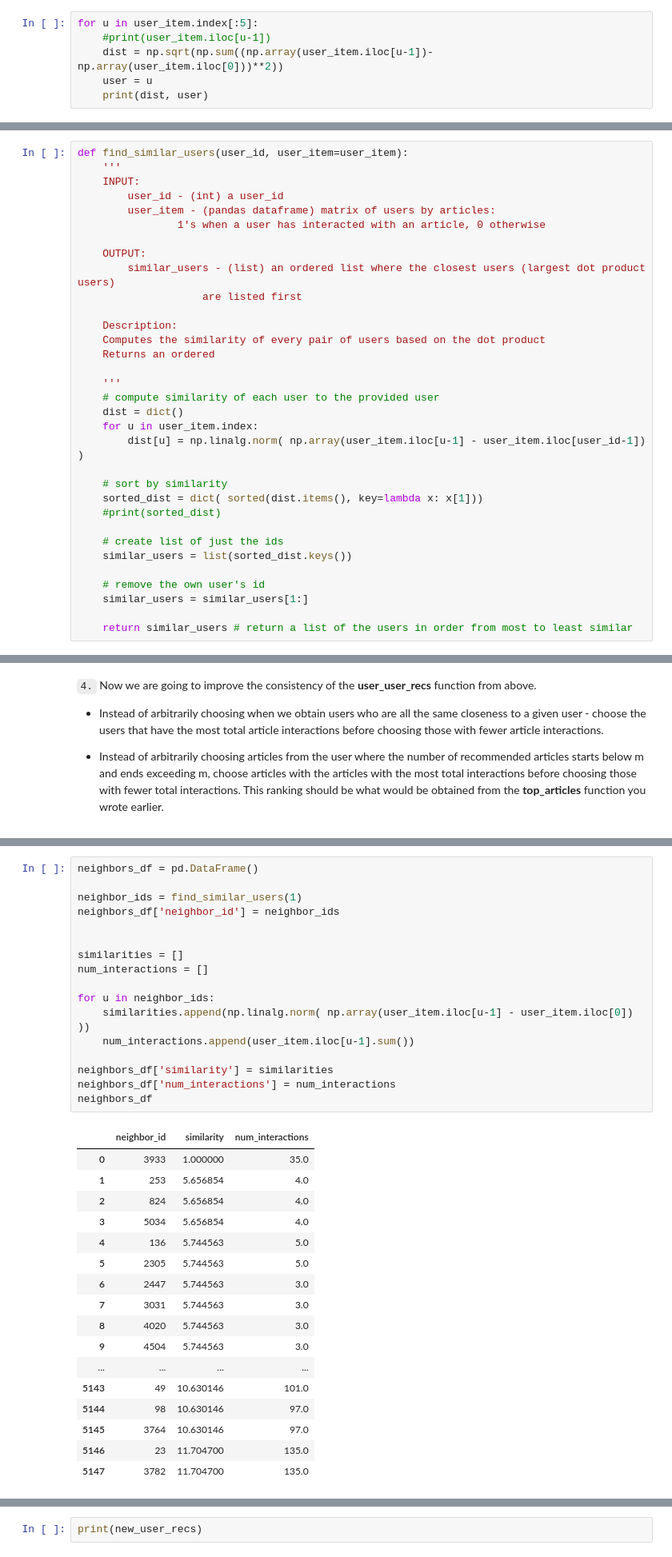
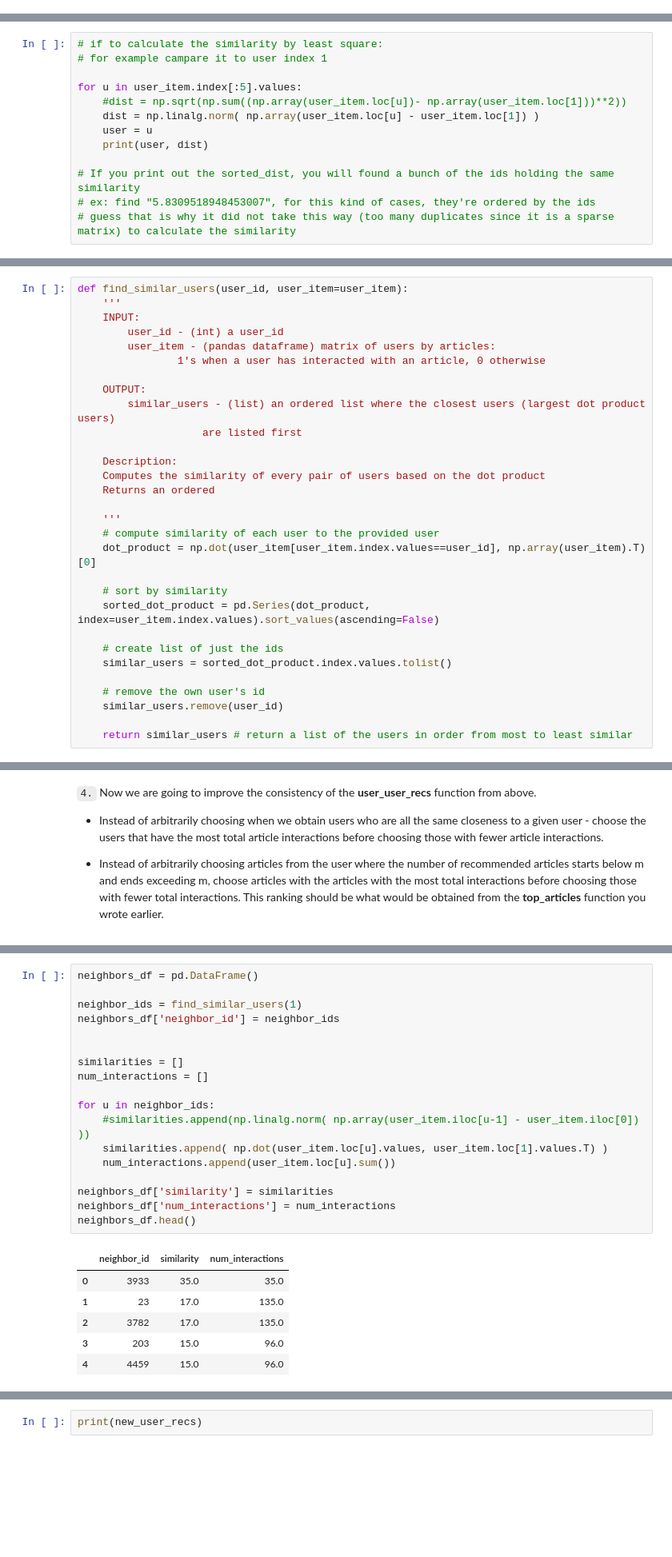
Before and after one commit to yduh/Recommendation-System, a Jupyter notebook: IBM-WatsonStudio-ArticleRecs/Recommendations_with_IBM.ipynb, the cells around one changed output, grey strips where cells are left out. Shown: that part at 80% size. Saved outputs shown, nothing was run; the diff lists cells and outputs as text; blank space fills up the shorter version.

```diff
--- a/IBM-WatsonStudio-ArticleRecs/Recommendations_with_IBM.ipynb
+++ b/IBM-WatsonStudio-ArticleRecs/Recommendations_with_IBM.ipynb
@@ -374,6 +369,0 @@ Int64Index([ 1,  2,  3,  4,  5,  6,  7,  8,  9, 10, 11, 12, 13, 14, 15, 16, 17,
-# %%
-for u in user_item.index[:5]:
-    #print(user_item.iloc[u-1])
-    dist = np.sqrt(np.sum((np.array(user_item.iloc[u-1])- np.array(user_item.iloc[0]))**2))
-    user = u
-    print(dist, user)
@@ -389,0 +370,13 @@ np.array(user_item).shape
+# %%
+# if to calculate the similarity by least square:
+# for example campare it to user index 1
+
+for u in user_item.index[:5].values:
+    #dist = np.sqrt(np.sum((np.array(user_item.loc[u])- np.array(user_item.loc[1]))**2))
+    dist = np.linalg.norm( np.array(user_item.loc[u] - user_item.loc[1]) )
+    user = u
+    print(user, dist)
+
+# If you print out the sorted_dist, you will found a bunch of the ids holding the same similarity
+# ex: find "5.8309518948453007", for this kind of cases, they're ordered by the ids
+# guess that is why it did not take this way (too many duplicates since it is a sparse matrix) to calculate the similarity
@@ -448,18 +424,15 @@ def find_similar_users(user_id, user_item=user_item):
 
     '''
     # compute similarity of each user to the provided user
-    dist = dict()
-    for u in user_item.index:
-        dist[u] = np.linalg.norm( np.array(user_item.iloc[u-1] - user_item.iloc[user_id-1]) )
+    dot_product = np.dot(user_item[user_item.index.values==user_id], np.array(user_item).T)[0]
 
     # sort by similarity
-    sorted_dist = dict( sorted(dist.items(), key=lambda x: x[1]))
-    #print(sorted_dist)
+    sorted_dot_product = pd.Series(dot_product, index=user_item.index.values).sort_values(ascending=False)
 
     # create list of just the ids
-    similar_users = list(sorted_dist.keys())
+    similar_users = sorted_dot_product.index.values.tolist()
 
     # remove the own user's id
-    similar_users = similar_users[1:]
+    similar_users.remove(user_id)
 
     return similar_users # return a list of the users in order from most to least similar
@@ -643,35 +595,25 @@ popularity.sort_values(['article_id','count'], ascending=[True, False])
 # %%
 neighbors_df = pd.DataFrame()
 
 neighbor_ids = find_similar_users(1)
 neighbors_df['neighbor_id'] = neighbor_ids
 
 
 similarities = []
 num_interactions = []
 
 for u in neighbor_ids:
-    similarities.append(np.linalg.norm( np.array(user_item.iloc[u-1] - user_item.iloc[0]) ))
-    num_interactions.append(user_item.iloc[u-1].sum())
+    #similarities.append(np.linalg.norm( np.array(user_item.iloc[u-1] - user_item.iloc[0]) ))
+    similarities.append( np.dot(user_item.loc[u].values, user_item.loc[1].values.T) )
+    num_interactions.append(user_item.loc[u].sum())
 
 neighbors_df['similarity'] = similarities
 neighbors_df['num_interactions'] = num_interactions
-neighbors_df
+neighbors_df.head()
 # %% [output]
 |  | neighbor_id | similarity | num_interactions |
-| 0 | 3933 | 1.000000 | 35.0 |
-| 1 | 253 | 5.656854 | 4.0 |
-| 2 | 824 | 5.656854 | 4.0 |
-| 3 | 5034 | 5.656854 | 4.0 |
-| 4 | 136 | 5.744563 | 5.0 |
-| 5 | 2305 | 5.744563 | 5.0 |
-| 6 | 2447 | 5.744563 | 3.0 |
-| 7 | 3031 | 5.744563 | 3.0 |
-| 8 | 4020 | 5.744563 | 3.0 |
-| 9 | 4504 | 5.744563 | 3.0 |
-| ... | ... | ... | ... |
-| 5143 | 49 | 10.630146 | 101.0 |
-| 5144 | 98 | 10.630146 | 97.0 |
-| 5145 | 3764 | 10.630146 | 97.0 |
-| 5146 | 23 | 11.704700 | 135.0 |
-| 5147 | 3782 | 11.704700 | 135.0 |
+| 0 | 3933 | 35.0 | 35.0 |
+| 1 | 23 | 17.0 | 135.0 |
+| 2 | 3782 | 17.0 | 135.0 |
+| 3 | 203 | 15.0 | 96.0 |
+| 4 | 4459 | 15.0 | 96.0 |
```
Also changed, not shown: parts of 56 cells of this notebook, 4 other files.
